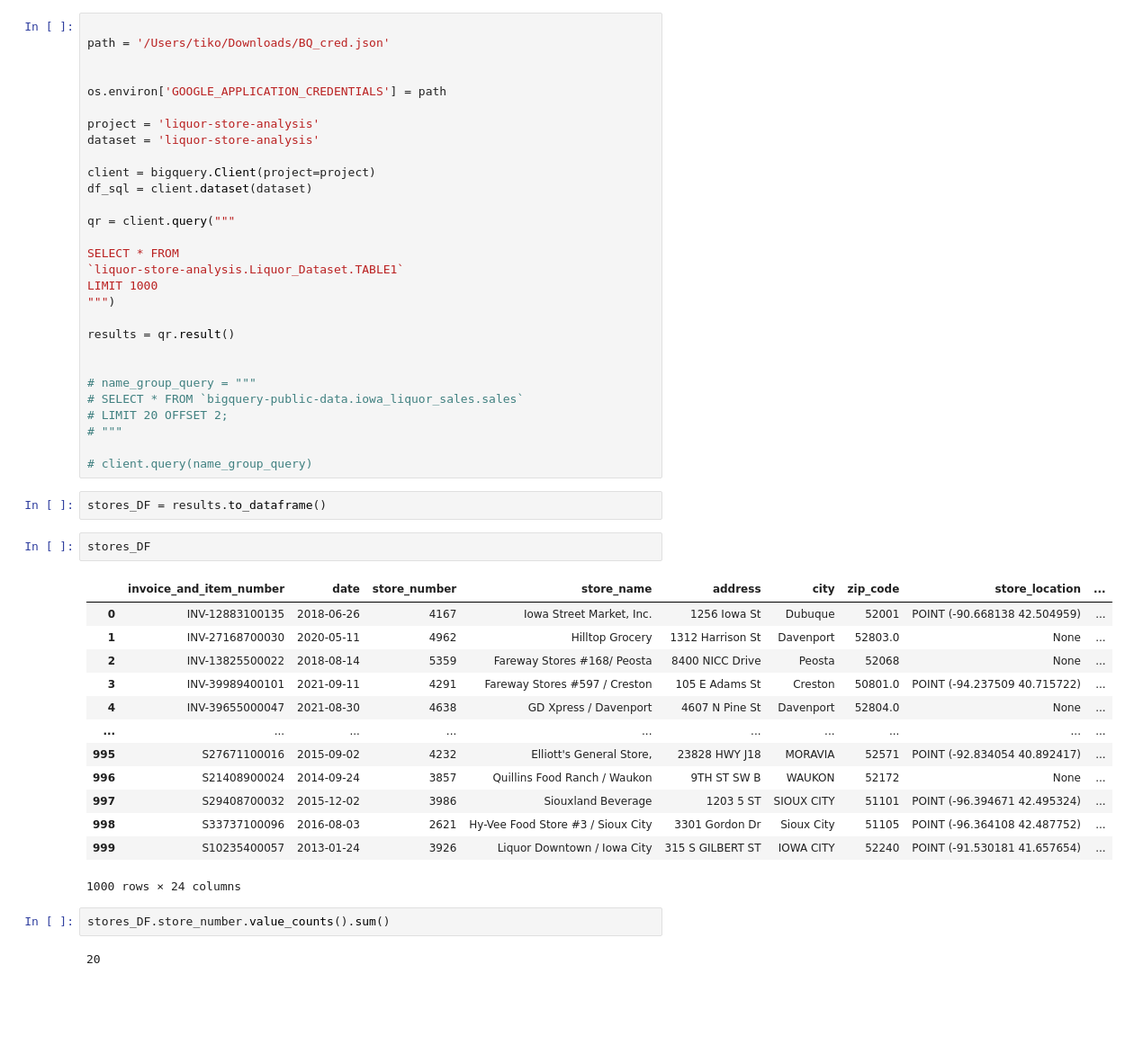
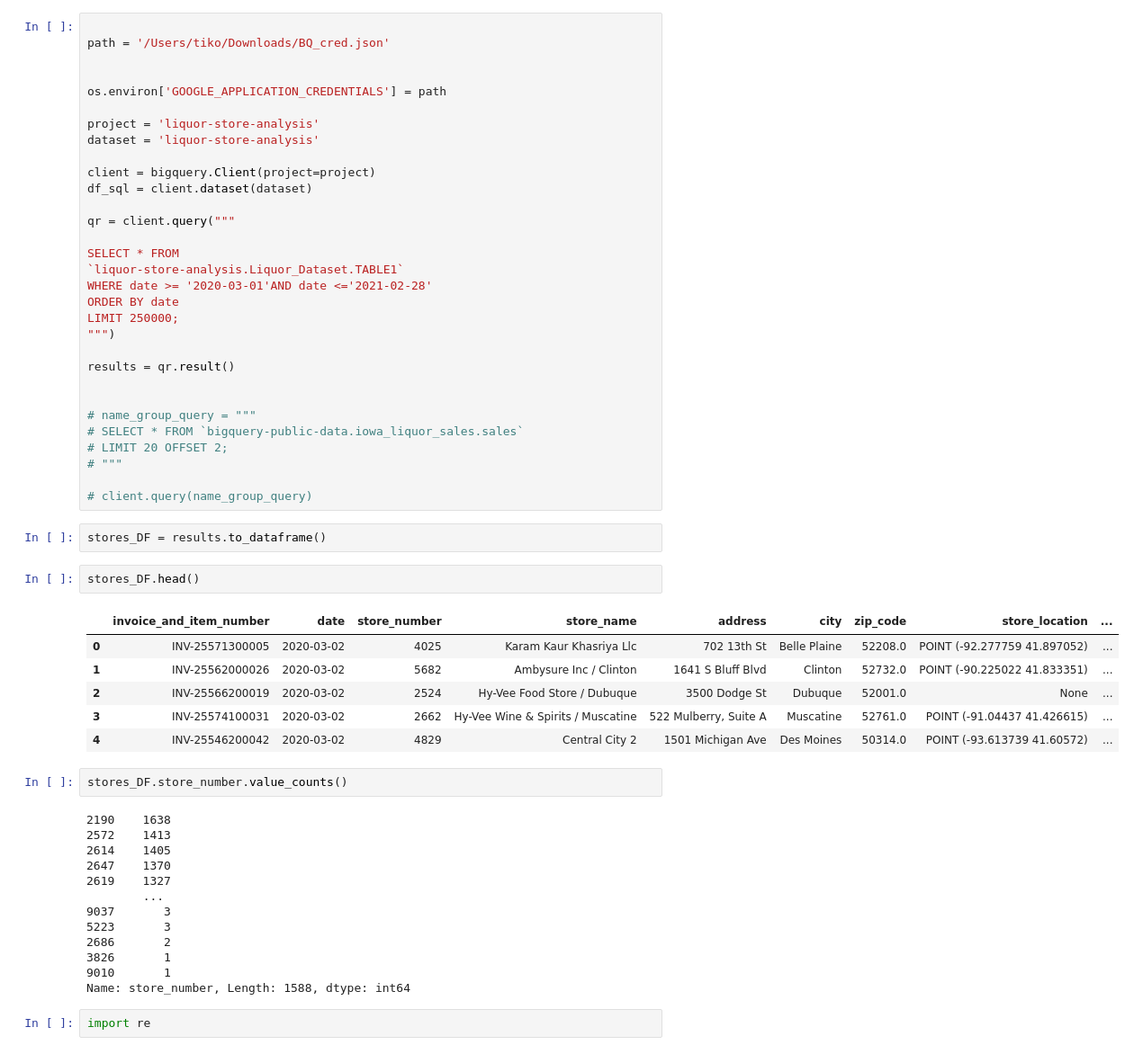
Before and after one commit to GitHuber626/Iowa_Liquor_Sales_Analysis, a Jupyter notebook: Tigran_V/Exploratory_Analysis.ipynb, the cells around one changed output. Shown at 90% size. Drawn from its saved outputs; the diff is of its cells as text; blank space fills up the shorter version.

```diff
--- a/Tigran_V/Exploratory_Analysis.ipynb
+++ b/Tigran_V/Exploratory_Analysis.ipynb
@@ -142,7 +143,9 @@ qr = client.query("""
 
 SELECT * FROM
 `liquor-store-analysis.Liquor_Dataset.TABLE1`
-LIMIT 1000
+WHERE date >= '2020-03-01'AND date <='2021-02-28'
+ORDER BY date
+LIMIT 250000;
 """)
 
 results = qr.result()
@@ -157,22 +160,28 @@ results = qr.result()
 # %%
 stores_DF = results.to_dataframe()
 # %%
-stores_DF
+stores_DF.head()
 # %% [output]
 |  | invoice_and_item_number | date | store_number | store_name | address | city | zip_code | store_location | ... |
-| 0 | INV-12883100135 | 2018-06-26 | 4167 | Iowa Street Market, Inc. | 1256 Iowa St | Dubuque | 52001 | POINT (-90.668138 42.504959) | ... |
-| 1 | INV-27168700030 | 2020-05-11 | 4962 | Hilltop Grocery | 1312 Harrison St | Davenport | 52803.0 | None | ... |
-| 2 | INV-13825500022 | 2018-08-14 | 5359 | Fareway Stores #168/ Peosta | 8400 NICC Drive | Peosta | 52068 | None | ... |
-| 3 | INV-39989400101 | 2021-09-11 | 4291 | Fareway Stores #597 / Creston | 105 E Adams St | Creston | 50801.0 | POINT (-94.237509 40.715722) | ... |
-| 4 | INV-39655000047 | 2021-08-30 | 4638 | GD Xpress / Davenport | 4607 N Pine St | Davenport | 52804.0 | None | ... |
-| ... | ... | ... | ... | ... | ... | ... | ... | ... | ... |
-| 995 | S27671100016 | 2015-09-02 | 4232 | Elliott's General Store, | 23828 HWY J18 | MORAVIA | 52571 | POINT (-92.834054 40.892417) | ... |
-| 996 | S21408900024 | 2014-09-24 | 3857 | Quillins Food Ranch / Waukon | 9TH ST SW B | WAUKON | 52172 | None | ... |
-| 997 | S29408700032 | 2015-12-02 | 3986 | Siouxland Beverage | 1203 5 ST | SIOUX CITY | 51101 | POINT (-96.394671 42.495324) | ... |
-| 998 | S33737100096 | 2016-08-03 | 2621 | Hy-Vee Food Store #3 / Sioux City | 3301 Gordon Dr | Sioux City | 51105 | POINT (-96.364108 42.487752) | ... |
-| 999 | S10235400057 | 2013-01-24 | 3926 | Liquor Downtown / Iowa City | 315 S GILBERT ST | IOWA CITY | 52240 | POINT (-91.530181 41.657654) | ... |
+| 0 | INV-25571300005 | 2020-03-02 | 4025 | Karam Kaur Khasriya Llc | 702 13th St | Belle Plaine | 52208.0 | POINT (-92.277759 41.897052) | ... |
+| 1 | INV-25562000026 | 2020-03-02 | 5682 | Ambysure Inc / Clinton | 1641 S Bluff Blvd | Clinton | 52732.0 | POINT (-90.225022 41.833351) | ... |
+| 2 | INV-25566200019 | 2020-03-02 | 2524 | Hy-Vee Food Store / Dubuque | 3500 Dodge St | Dubuque | 52001.0 | None | ... |
+| 3 | INV-25574100031 | 2020-03-02 | 2662 | Hy-Vee Wine & Spirits / Muscatine | 522 Mulberry, Suite A | Muscatine | 52761.0 | POINT (-91.04437 41.426615) | ... |
+| 4 | INV-25546200042 | 2020-03-02 | 4829 | Central City 2 | 1501 Michigan Ave | Des Moines | 50314.0 | POINT (-93.613739 41.60572) | ... |
-1000 rows × 24 columns
 # %%
-stores_DF.store_number.value_counts().sum()
+stores_DF.store_number.value_counts()
 # %% [output]
-20
+2190    1638
+2572    1413
+2614    1405
+2647    1370
+2619    1327
+        ...
+9037       3
+5223       3
+2686       2
+3826       1
+9010       1
+Name: store_number, Length: 1588, dtype: int64
+# %%
+import re
```
Also changed, not shown: parts of 50 cells of this notebook.
